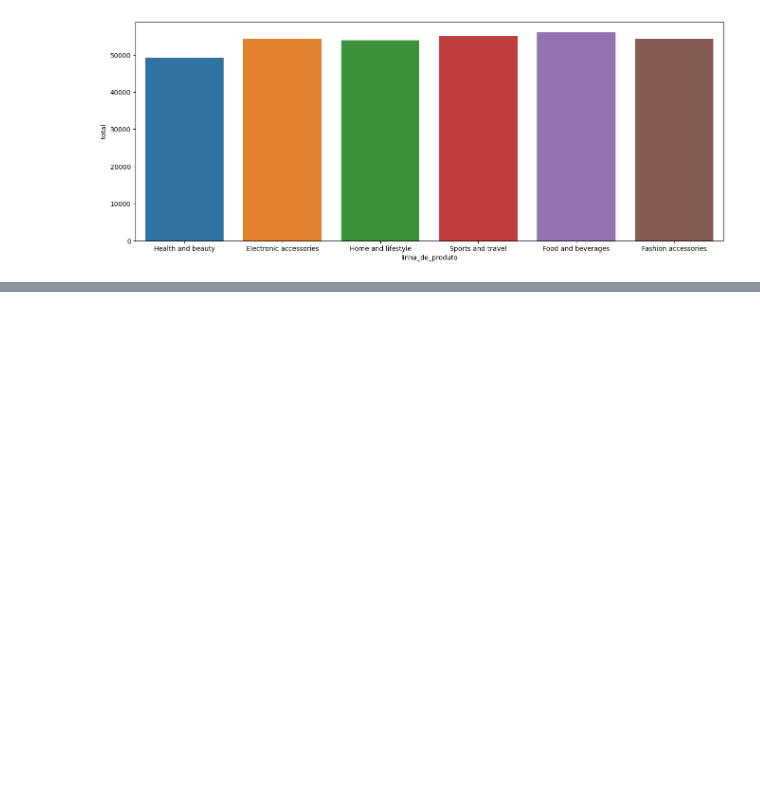
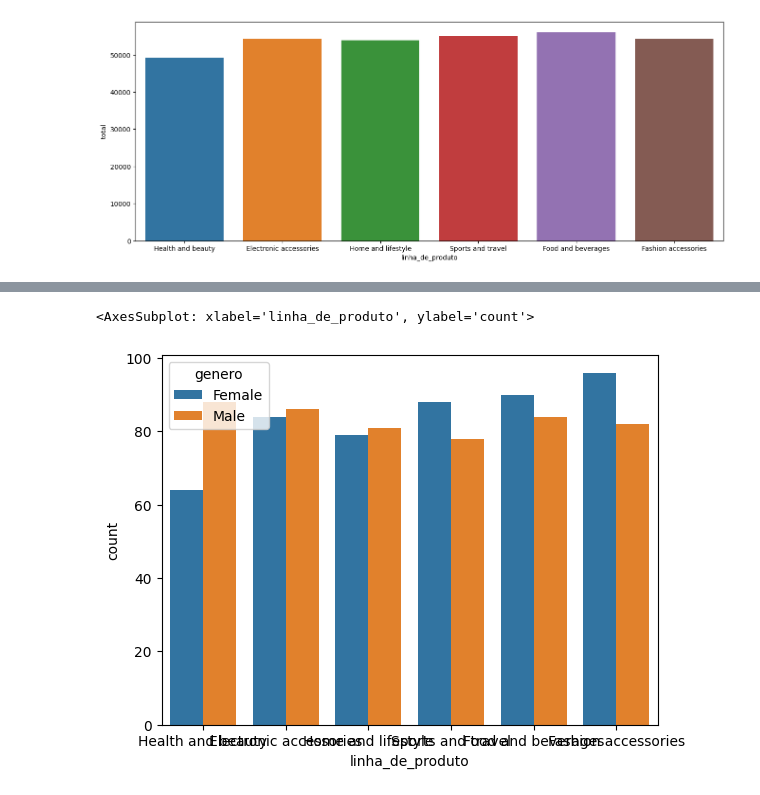
Before and after one commit to gbrfilipe/EDA-Vendas-de-Supermercado, a Jupyter notebook: analise.ipynb, the cells around one changed output, grey strips where cells are left out. Saved outputs shown, nothing was run; the diff lists cells and outputs as text; code cells hidden in the pictures; blank space fills up the shorter version.

```diff
--- a/analise.ipynb
+++ b/analise.ipynb
@@ -179,0 +207,5 @@ sns.barplot(data = df, x = "linha_de_produto", y = "total", estimator= "sum", er
+# %%
+sns.countplot(data = df, x = 'linha_de_produto', hue = 'genero')
+# %% [output]
+<AxesSubplot: xlabel='linha_de_produto', ylabel='count'>
+[figure, added]
```
Also changed, not shown: parts of 15 cells of this notebook, 2 other files.
